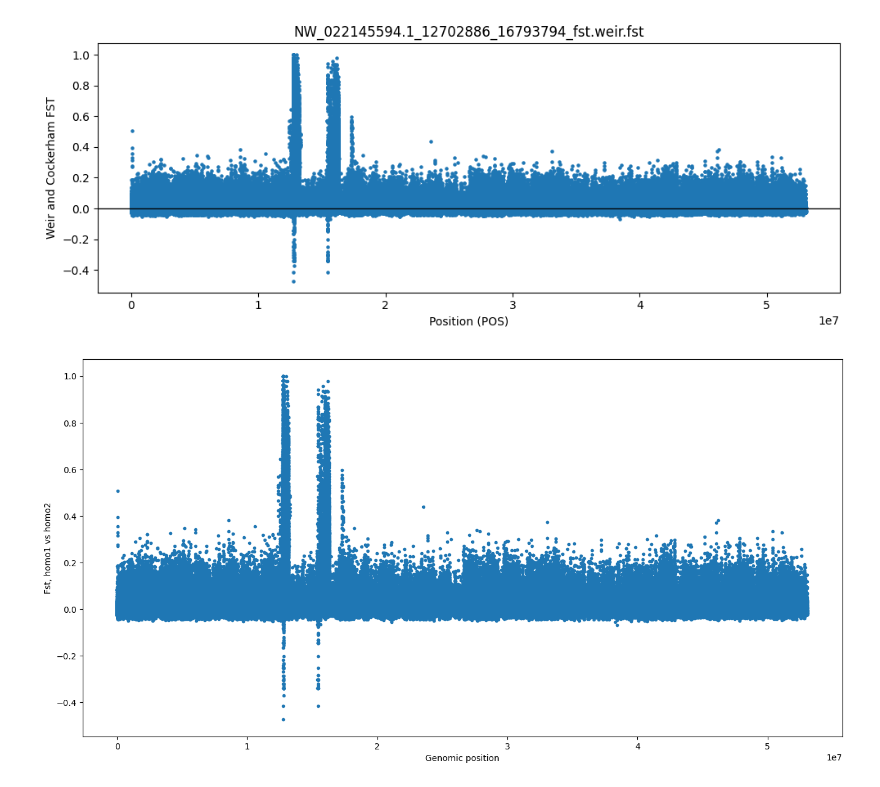
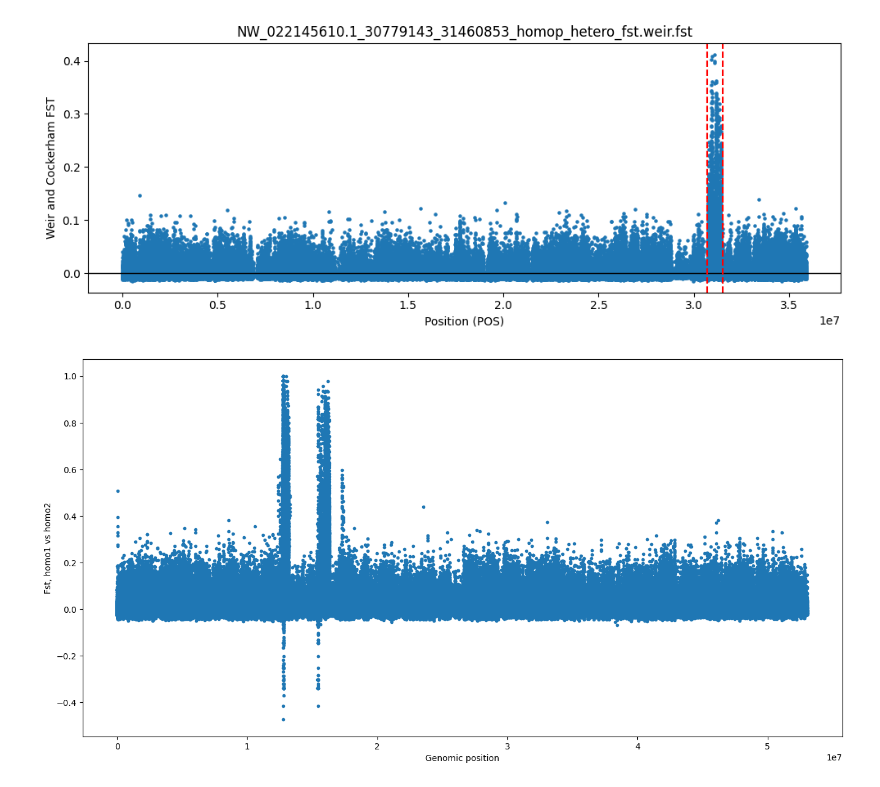
Before and after one commit to Cpetak/Urchin_inversions, a Jupyter notebook: fst_supp_plot.ipynb, the cells around one changed output. Saved outputs shown, nothing was run; the diff lists cells and outputs as text; code cells hidden in the pictures.

```diff
--- a/fst_supp_plot.ipynb
+++ b/fst_supp_plot.ipynb
@@ -1,36 +1,39 @@
 # %%
 import pandas as pd
 import matplotlib.pyplot as plt
 from pathlib import Path
 import re
 
-file_path = Path.home() / "Desktop" / "new_fsts" / "NW_022145594.1_12702886_16793794_fst.weir.fst"
+file_path = Path.home() / "Desktop" / "new_fsts" / "NW_022145610.1_30779143_31460853_homop_hetero_fst.weir.fst"
 
 df = pd.read_csv(file_path, sep="\t")
 
 # extract numeric window from filename
 m = re.search(r"_(\d+)_(\d+)_", file_path.name)
 start, end = map(int, m.groups())
 
 # add 1% padding
-pad = int(0.5 * (end - start))
+pad = int(0.1 * (end - start))
 xmin, xmax = start - pad, end + pad
 
 # plot
 plt.figure(figsize=(10, 4))
 plt.scatter(df["POS"], df["WEIR_AND_COCKERHAM_FST"], s=5)
 
 plt.xlabel("Position (POS)")
 plt.ylabel("Weir and Cockerham FST")
 plt.title(file_path.name)
 
 #plt.xlim(xmin, xmax)
 plt.axhline(0, linewidth=1, color="black")
 
+plt.axvline(xmin, color="red", linestyle="--", label="Start")
+plt.axvline(xmax, color="red", linestyle="--", label="End")
+
 plt.tight_layout()
 plt.show()
 # %% [output]
-[figure, old version]
+[figure, new version]
 # %%
 fig, ax1 = plt.subplots(figsize=(16, 8))
 plt.plot(df["POS"], df["WEIR_AND_COCKERHAM_FST"], ".")
```
